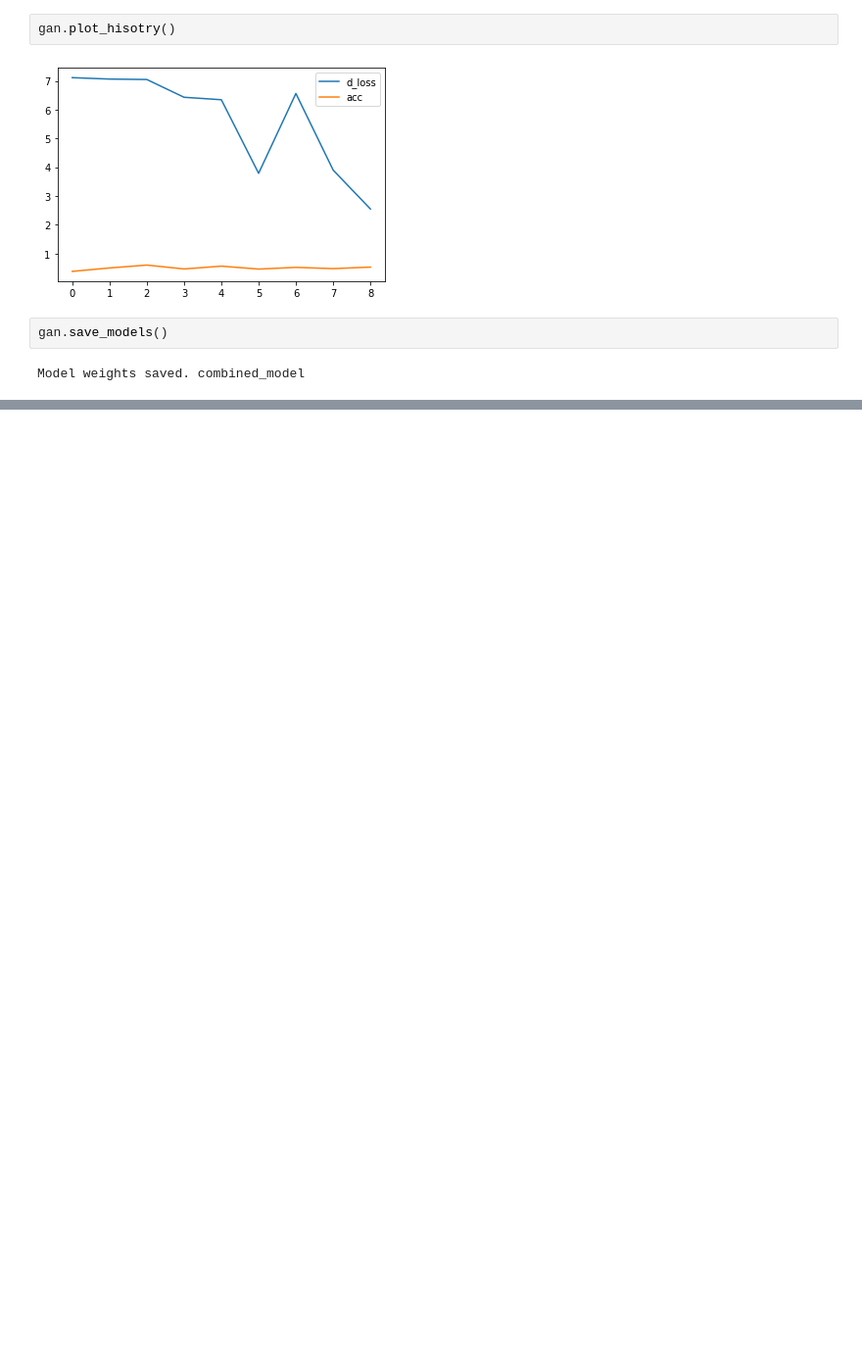
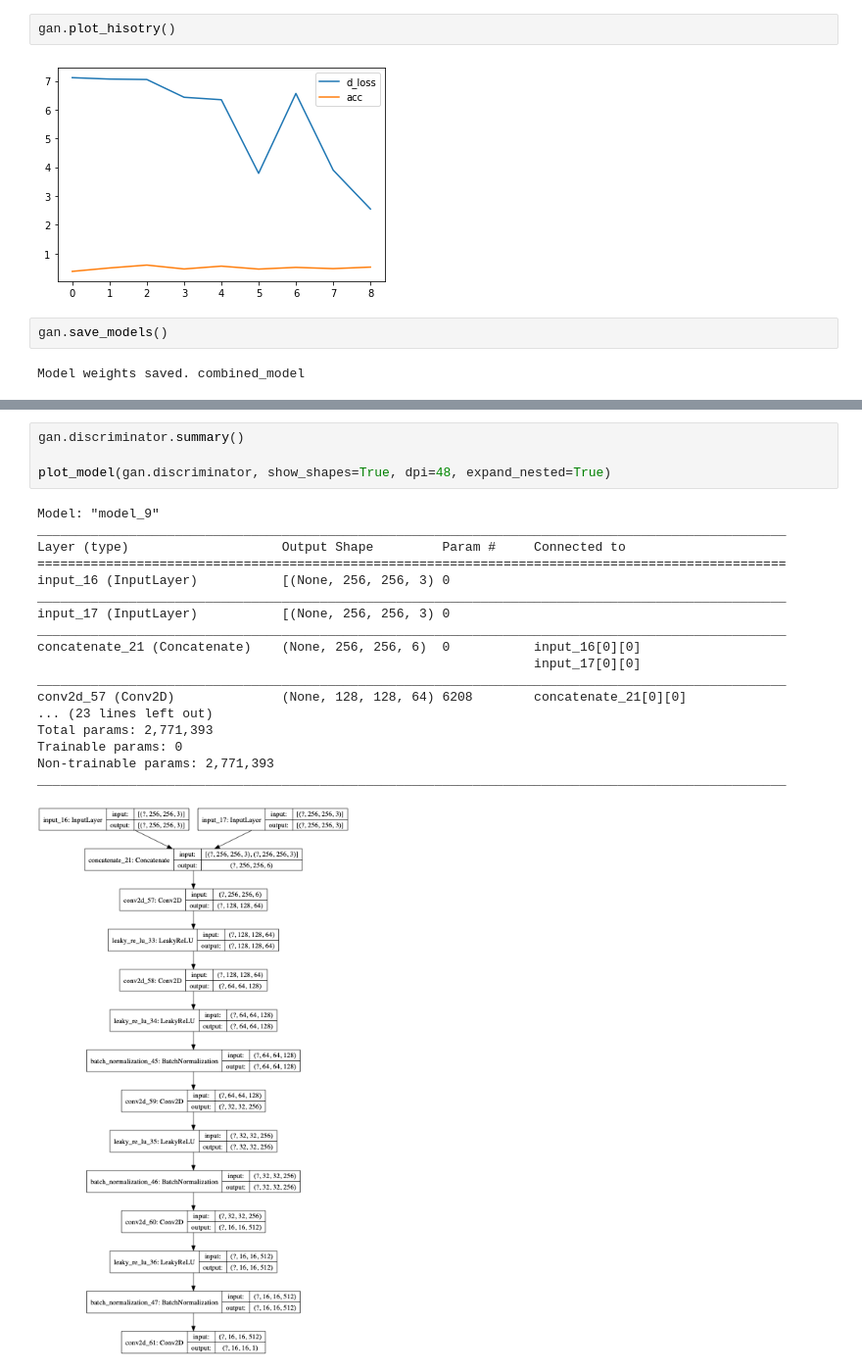
Before and after one commit to tayutaedomo/tensorflow-sandbox, a Jupyter notebook: scripts/pix2pix/03_keras_pix2pix_save.ipynb, the cells around one changed output, grey strips where cells are left out. Shown: that part at 98% size. Cells and saved outputs as stored; diff of their text form; blank space fills up the shorter version.

```diff
--- a/scripts/pix2pix/03_keras_pix2pix_save.ipynb
+++ b/scripts/pix2pix/03_keras_pix2pix_save.ipynb
@@ -397,0 +463,23 @@ Model weights saved. combined_model
+# %%
+gan.discriminator.summary()
+
+plot_model(gan.discriminator, show_shapes=True, dpi=48, expand_nested=True)
+# %% [output]
+Model: "model_9"
+__________________________________________________________________________________________________
+Layer (type)                    Output Shape         Param #     Connected to
+==================================================================================================
+input_16 (InputLayer)           [(None, 256, 256, 3) 0
+__________________________________________________________________________________________________
+input_17 (InputLayer)           [(None, 256, 256, 3) 0
+__________________________________________________________________________________________________
+concatenate_21 (Concatenate)    (None, 256, 256, 6)  0           input_16[0][0]
+                                                                 input_17[0][0]
+__________________________________________________________________________________________________
+conv2d_57 (Conv2D)              (None, 128, 128, 64) 6208        concatenate_21[0][0]
+... (23 lines left out)
+Total params: 2,771,393
+Trainable params: 0
+Non-trainable params: 2,771,393
+__________________________________________________________________________________________________
+[figure, added]
```
Also changed, not shown: parts of 9 cells of this notebook.
